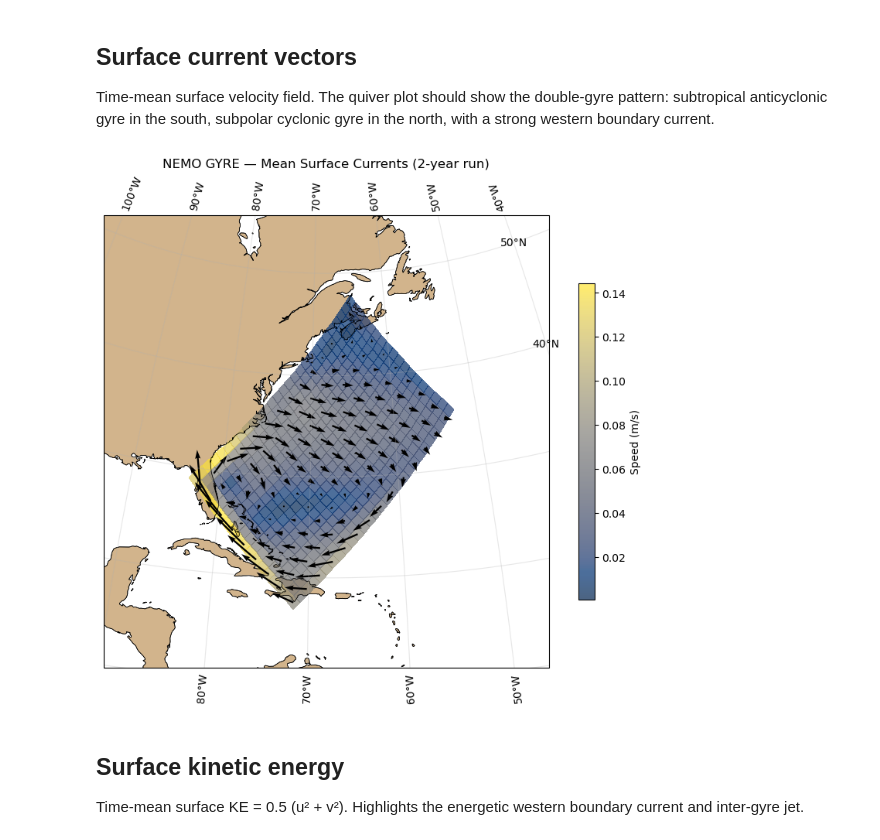
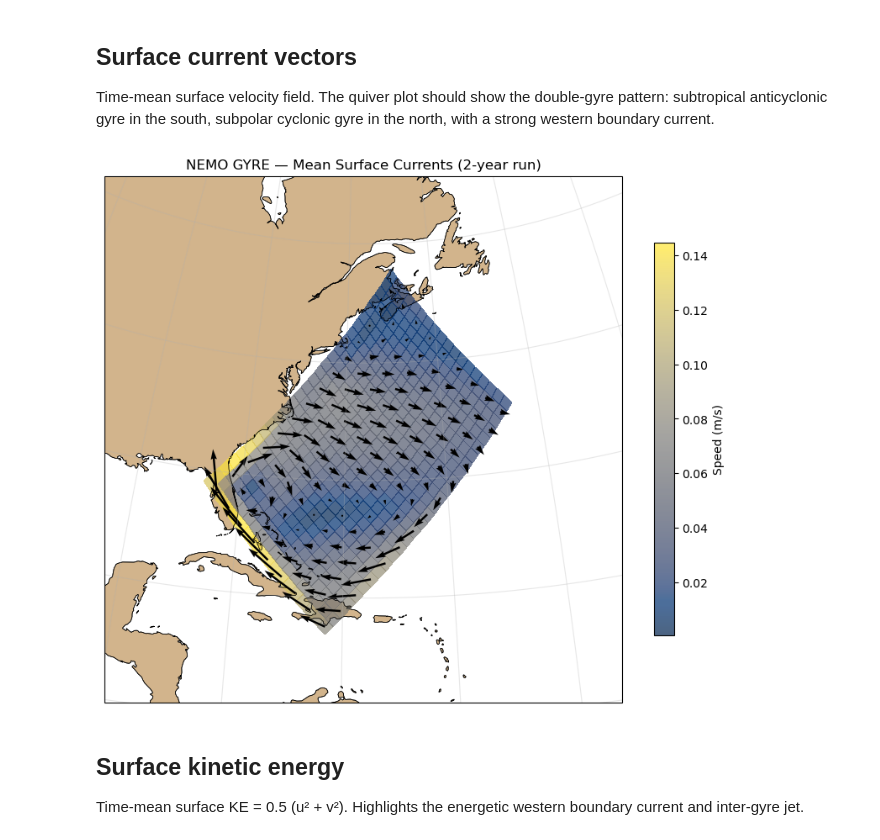
Before and after one commit to willirath/2026-Claude-NEMO, a Jupyter notebook: analysis/circulation.ipynb, the cells around one changed output. Drawn from its saved outputs; the diff is of its cells as text; code cells hidden in the pictures.

Commit message:
Remove grid labels from cartopy maps, keep gridlines
Co-Authored-By: Claude Opus 4.5 <noreply@anthropic.com>

```diff
--- a/analysis/circulation.ipynb
+++ b/analysis/circulation.ipynb
@@ -86,35 +86,35 @@ la = lat[:ny, :nx]
 im = interior[:ny, :nx]
 ga = grid_angle[:ny, :nx]
 
 # Rotate from grid (i,j) to geographic (east, north)
 u_east, v_north = rotate_to_geo(u_i, v_j, ga)
 
 speed = np.sqrt(u_east**2 + v_north**2)
 speed_masked = np.where(im, speed, np.nan)
 
 fig, ax = plt.subplots(figsize=(8, 7), subplot_kw=dict(projection=proj))
 ax.set_extent(extent, crs=ccrs.PlateCarree())
 ax.add_feature(cfeature.LAND, facecolor="tan", edgecolor="k", linewidth=0.5)
 ax.add_feature(cfeature.COASTLINE, linewidth=0.5)
-ax.gridlines(draw_labels=True, alpha=0.3)
+ax.gridlines(draw_labels=False, alpha=0.3)
 
 pcm = ax.pcolormesh(
     lo, la, speed_masked,
     shading="auto", cmap="cividis", alpha=0.7, transform=ccrs.PlateCarree(),
 )
 fig.colorbar(pcm, ax=ax, label="Speed (m/s)", shrink=0.7)
 
 skip = 2
 ax.quiver(
     lo[::skip, ::skip], la[::skip, ::skip],
     np.where(im[::skip, ::skip], u_east[::skip, ::skip], np.nan),
     np.where(im[::skip, ::skip], v_north[::skip, ::skip], np.nan),
     color="k", scale=1.5, width=0.004, transform=ccrs.PlateCarree(),
 )
 ax.set_title("NEMO GYRE — Mean Surface Currents (2-year run)")
 fig.tight_layout()
 # %% [output]
-[figure, old version]
+[figure, new version]
 # %% [markdown]
 ## Surface kinetic energy
 
```
Also changed, not shown: parts of 1 cell of this notebook, 4 other files.
